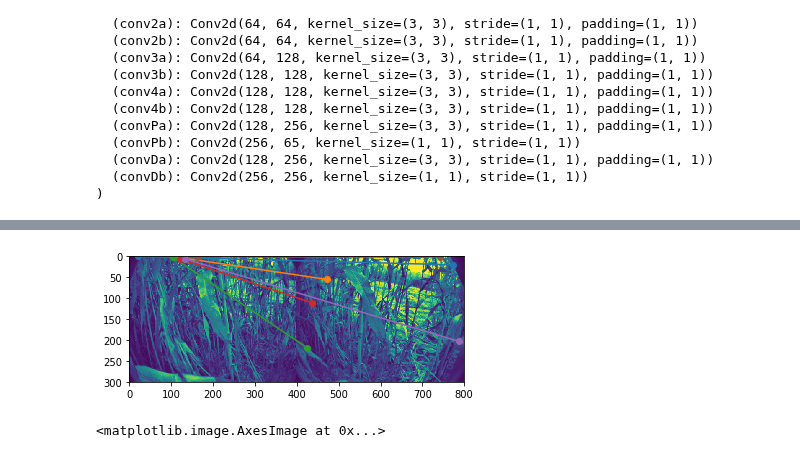
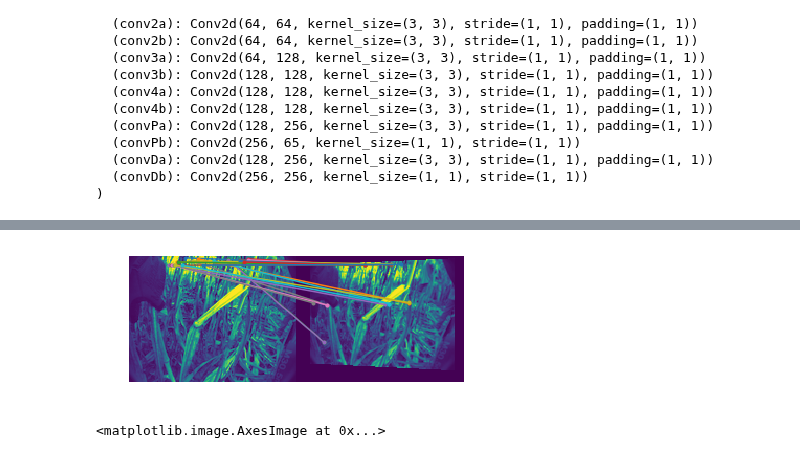
Before and after one commit to srini-cmu/specialized-superpoint, a Jupyter notebook: inference.ipynb, the cells around one changed output, grey strips where cells are left out. Saved outputs shown, nothing was run; the diff lists cells and outputs as text; code cells hidden in the pictures.

```diff
--- a/inference.ipynb
+++ b/inference.ipynb
@@ -67,6 +67,6 @@ SuperPointNet(
 )
 # %%
 #load image as grayscale
-img1 = torch.tensor(np.array(Image.open(dataset_path+plant_imgs[0]).resize((int(400),int(300)),Image.ANTIALIAS).convert('L')))
-img2 = torch.tensor(np.array(Image.open(dataset_path+plant_imgs[1]).resize((int(400),int(300)),Image.ANTIALIAS).convert('L')))
+img1 = torch.tensor(np.array(Image.open(dataset_path+plant_imgs[0]).resize((int(160),int(120)),Image.ANTIALIAS).convert('L')))
+img2 = torch.tensor(np.array(Image.open(dataset_path+plant_imgs[1]).resize((int(160),int(230)),Image.ANTIALIAS).convert('L')))
 # %%
@@ -118,11 +133,15 @@ def extract_pixel_coordinates(img,ipt):
     pixel_locs = pixel_locs[:counter-1]
     return pixel_locs
 # %%
-pixel_locs1 = extract_pixel_coordinates(img1,ipt1.detach())
-pixel_locs2 = extract_pixel_coordinates(img2,ipt2.detach())
+#pixel_locs1 = extract_pixel_coordinates(img1,ipt1.detach())
+#pixel_locs2 = extract_pixel_coordinates(img2,ipt2.detach())
+#pixel_locs1_w = extract_pixel_coordinates(warp_ed_im1_torch,ipt1_waped.detach())
+pixel_locs1 = torch.from_numpy(gt_im1)
+pixel_locs2 = torch.from_numpy(gt_im2)
+pixel_locs1_w = torch.from_numpy(wa_im1)
 
 print('Num pixels in img1:',len(pixel_locs1))
-print('Num pixels in img2:',len(pixel_locs2))
+print('Num pixels in img2:',len(pixel_locs1_w))
 #print(pixel_locs1)
 #print(pixel_locs2)
 #print(ipt2)
@@ -165,7 +188,7 @@ def get_descriptor(pixel_locs,desc):
     return pixels,descriptors
 # %%
 pixels1, descriptors1 = get_descriptor(pixel_locs1,idesc1)
-pixels2, descriptors2 = get_descriptor(pixel_locs2,idesc2)
+pixels2, descriptors2 = get_descriptor(pixel_locs1_w,idesc2)
 
 #print(pixels1)
 #print(len(pixels2))
@@ -197,8 +220,8 @@ D2:204
 # %%
-def plot_correspondences(img1_path,img2_path,pixels1,pixels2,matched_p2_idx):
+def plot_correspondences(img1,img2,pixels1,pixels2,matched_p2_idx):
 
-    img1 = Image.open(img1_path).resize((int(400),int(300)),Image.ANTIALIAS)
-    img2 = Image.open(img2_path).resize((int(400),int(300)),Image.ANTIALIAS)
+    #img1 = Image.open(img1_path).resize((int(800),int(600)),Image.ANTIALIAS)
+    #img2 = Image.open(img2_path).resize((int(800),int(600)),Image.ANTIALIAS)
 
     canvas = np.hstack((np.array(img1),np.array(img2)))
     plt.imshow(canvas)
@@ -208,20 +231,25 @@ def plot_correspondences(img1_path,img2_path,pixels1,pixels2,matched_p2_idx):
     #pdb.set_trace()
     #update the xcoordinates of the second image
     for p in range(len(pixels2)):
-        pixels2[p][1] += img1_width
+        pixels2[p][0] += img1_width
 
     #Now draw a line between the matched pixels
     for m in range(len(matched_p2_idx)):
+        #if m%6 == 0:
         x1 = [pixels1[m][0],pixels2[matched_p2_idx[m]][0]]
         y1 = [pixels1[m][1],pixels2[matched_p2_idx[m]][1]]
-        plt.plot(y1,x1, marker = 'o')
-        if m ==5:
+        plt.plot(x1,y1, marker = 'o',markersize=3)
+        if m ==20:
             break
-    plt.show()
+    plt.axis('off')
+    #plt.savefig('foo.png',dpi=300)
+    #plt.show()
+    #plt.savefig('foo.png',dpi=300)
 # %%
-plot_correspondences(dataset_path+plant_imgs[0],dataset_path+plant_imgs[1],pixels1,pixels2,matched_d2_idx)
+plot_correspondences(im1,warped_im1,pixels1,pixels2,matched_d2_idx)
+#plot_correspondences(dataset_path+plant_imgs[0],dataset_path+plant_imgs[1],pixels1,pixels2,matched_d2_idx)
 # %% [output]
-[figure, old version]
+[figure, new version]
 # %%
 plt.imshow(Image.open(dataset_path+plant_imgs[0]))
 # %% [output]
```
Also changed, not shown: parts of 6 cells of this notebook, 4 other files.
